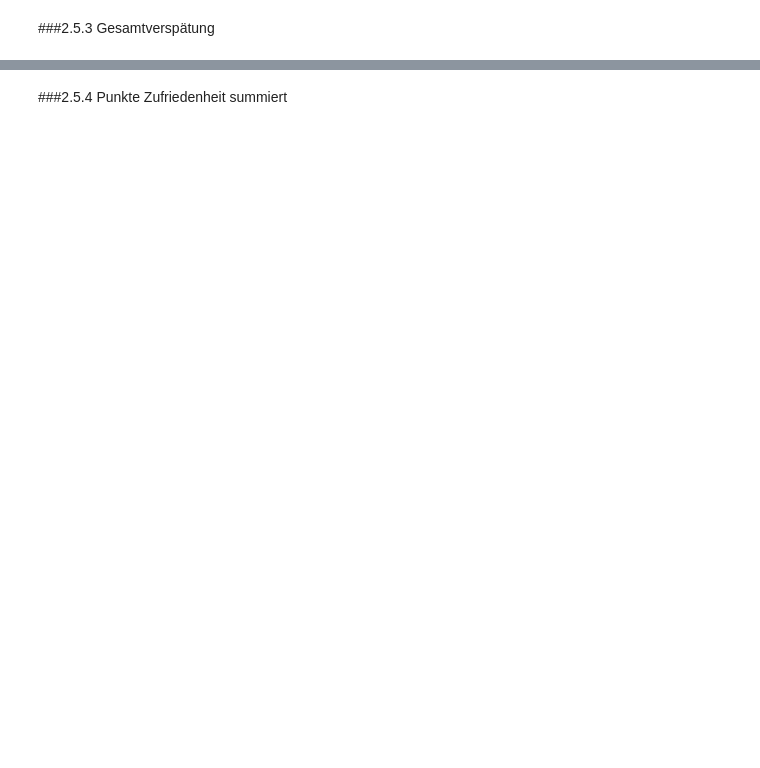
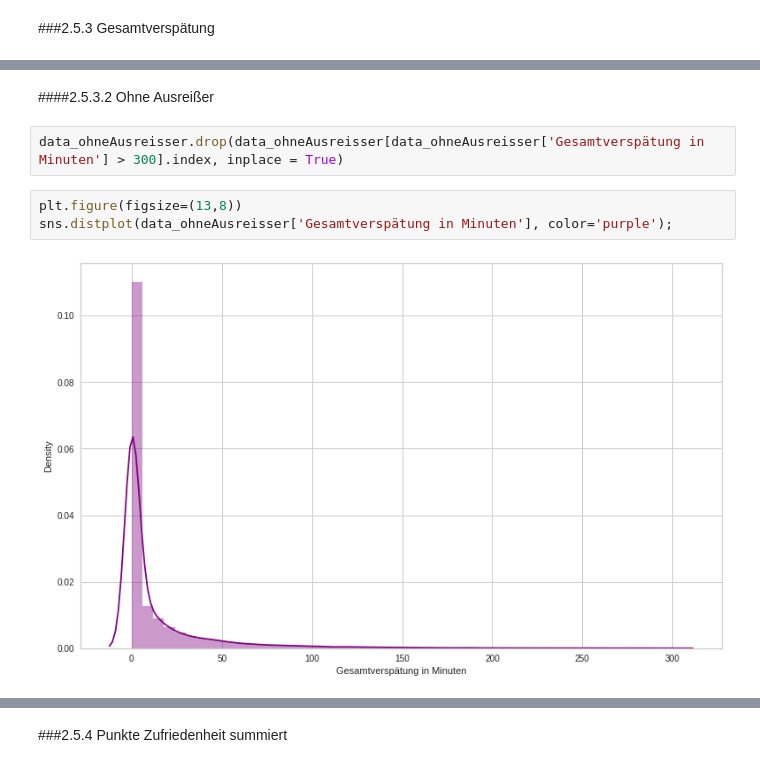
Before and after one commit to AliceKitchkin/Unsupervised-Machine-Learning, a Jupyter notebook: AirlinePassengerSatisfaction.ipynb, the cells around one changed output, grey strips where cells are left out. Cells and saved outputs as stored; diff of their text form; blank space fills up the shorter version.

```diff
--- a/AirlinePassengerSatisfaction.ipynb
+++ b/AirlinePassengerSatisfaction.ipynb
@@ -265,3 +292,12 @@ fig.update_layout(title_text='Boxplot für die Gesamtverspätung')
 fig.show()
 # %% [output]
 [interactive output not drawn]
+# %% [markdown]
+####2.5.3.2 Ohne Ausreißer
+# %%
+data_ohneAusreisser.drop(data_ohneAusreisser[data_ohneAusreisser['Gesamtverspätung in Minuten'] > 300].index, inplace = True)
+# %%
+plt.figure(figsize=(13,8))
+sns.distplot(data_ohneAusreisser['Gesamtverspätung in Minuten'], color='purple');
+# %% [output]
+[figure, added]
```
Also changed, not shown: parts of 23 cells of this notebook.
